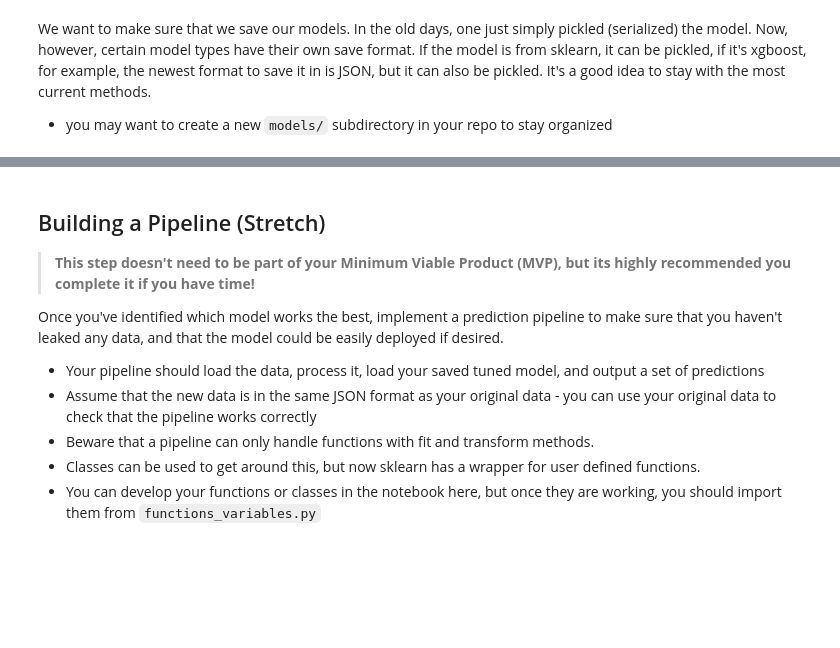
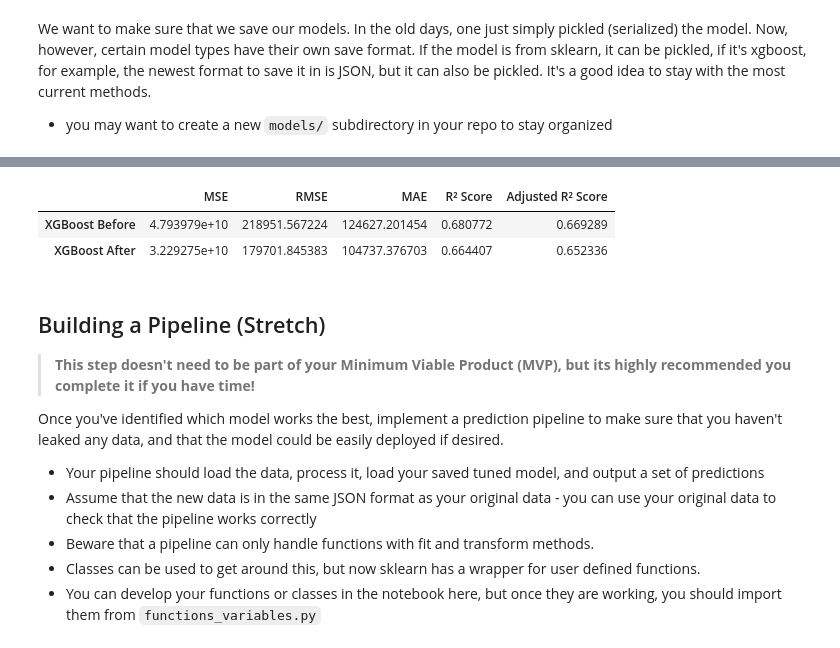
Before and after one commit to lemonsterpie/LHL-midterm, a Jupyter notebook: notebooks/3 - tuning_pipeline.ipynb, the cells around one changed output, grey strips where cells are left out. Cells and saved outputs as stored; diff of their text form; code cells hidden in the pictures; blank space fills up the shorter version.

```diff
--- a/notebooks/3 - tuning_pipeline.ipynb
+++ b/notebooks/3 - tuning_pipeline.ipynb
@@ -331,3 +335,41 @@ plt.title('Feature Importances for Best Performing XGBoost Model')
+# %%
+evaluation_scores = {}
+
+# Scores before hyperparam tuning
+mseplt = mean_squared_error(y_testplt, bad_xgb_pred)
+rmseplt = root_mean_squared_error(y_testplt, bad_xgb_pred)
+maeplt = mean_absolute_error(y_testplt, bad_xgb_pred)
+r2plt = r2_score(y_testplt, bad_xgb_pred)
+
+n = X_testplt.shape[0]  # Number of observations
+p = X_testplt.shape[1]  # Number of predictors
+adjusted_r2plt = 1 - ((1 - r2plt) * (n - 1) / (n - p - 1))
+
+# Scores after hyperparam tuning
+
+mse = mean_squared_error(y_test, y_pred)
+rmse = root_mean_squared_error(y_test, y_pred)
+mae = mean_absolute_error(y_test, y_pred)
+r2 = r2_score(y_test, y_pred)
+
+n = X_test.shape[0]  # Number of observations
+p = X_test.shape[1]  # Number of predictors
+adjusted_r2 = 1 - ((1 - r2) * (n - 1) / (n - p - 1))
+
+
+evaluation_scores['XGBoost Before'] = [mseplt, rmseplt, maeplt, r2plt, adjusted_r2plt]
+evaluation_scores['XGBoost After'] = [mse, rmse, mae, r2, adjusted_r2]
+
+evaluation_df = pd.DataFrame.from_dict(
+    evaluation_scores,
+    orient="index",
+    columns=["MSE", "RMSE", "MAE", "R² Score", "Adjusted R² Score"]
+)
+evaluation_df
+# %% [output]
+|  | MSE | RMSE | MAE | R² Score | Adjusted R² Score |
+| XGBoost Before | 4.793979e+10 | 218951.567224 | 124627.201454 | 0.680772 | 0.669289 |
+| XGBoost After | 3.229275e+10 | 179701.845383 | 104737.376703 | 0.664407 | 0.652336 |
 # %% [markdown]
 ## Building a Pipeline (Stretch)
 
```
Also changed, not shown: parts of 8 cells of this notebook, 11 other files.
